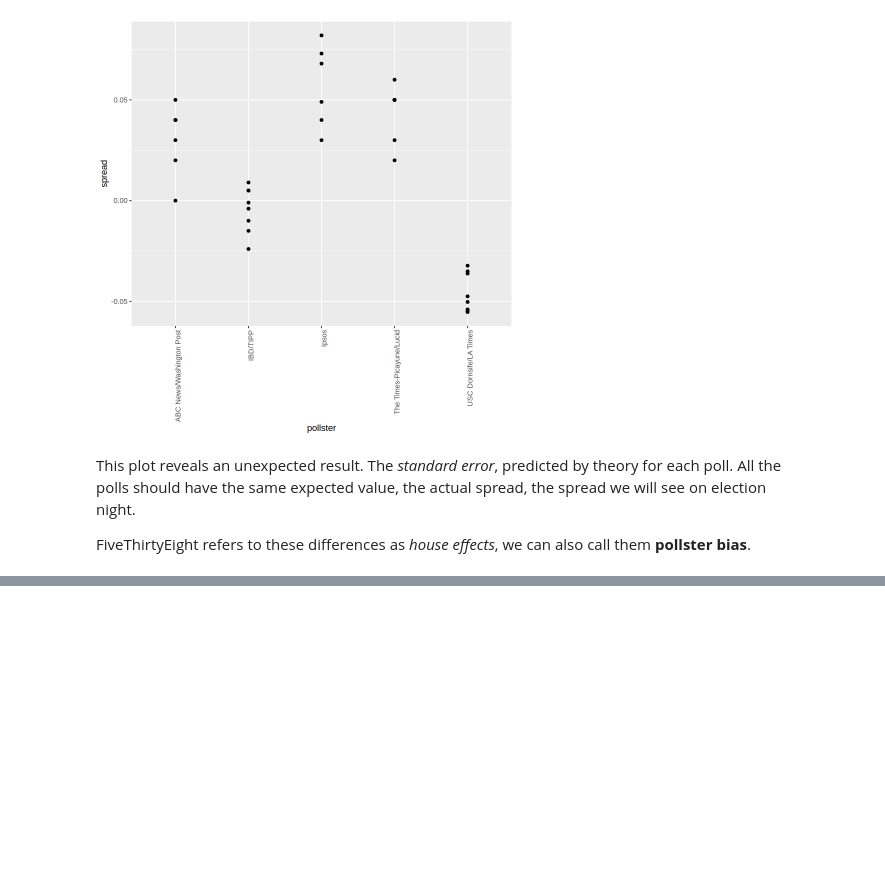
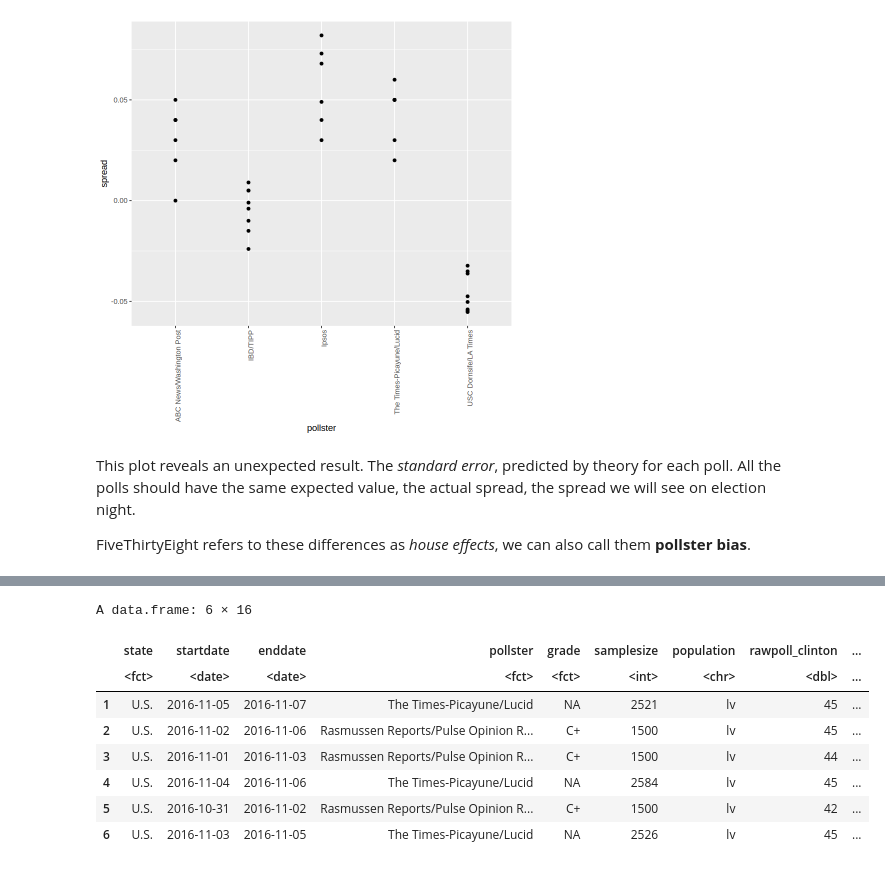
Before and after one commit to benitojpc/data-science-infering-modeling, a Jupyter notebook: Inference-Modeling.ipynb, the cells around one changed output, grey strips where cells are left out. Drawn from its saved outputs; the diff is of its cells as text; code cells hidden in the pictures; blank space fills up the shorter version.

```diff
--- a/Inference-Modeling.ipynb
+++ b/Inference-Modeling.ipynb
@@ -2117,0 +2658,29 @@ FiveThirtyEight refers to these differences as *house effects*, we can also call
+# %%
+my_packages <- c( "dslabs", "tidyverse", "ggplot2" )
+not_installed <- my_packages[!(my_packages %in% installed.packages() [, "Package"])]
+if ( length( not_installed ) ) install.packages( not_installed )
+
+library( tidyverse )
+library( dslabs )
+library( ggplot2 )
+
+data( "polls_us_election_2016" )
+
+polls <- polls_us_election_2016 %>%
+                filter( pollster %in%
+                    c("Rasmussen Reports/Pulse Opinion Research", "The Times-Picayune/Lucid") &
+                    enddate >= "2016-10-15" &
+                    state == "U.S." ) %>%
+                mutate( spread = rawpoll_clinton/100 - rawpoll_trump/100)
+# %%
+head( polls )
+# %% [output]
+A data.frame: 6 × 16
+|  | state | startdate | enddate | pollster | grade | samplesize | population | rawpoll_clinton | ... |
+|  | <fct> | <date> | <date> | <fct> | <fct> | <int> | <chr> | <dbl> | ... |
+| 1 | U.S. | 2016-11-05 | 2016-11-07 | The Times-Picayune/Lucid | NA | 2521 | lv | 45 | ... |
+| 2 | U.S. | 2016-11-02 | 2016-11-06 | Rasmussen Reports/Pulse Opinion R... | C+ | 1500 | lv | 45 | ... |
+| 3 | U.S. | 2016-11-01 | 2016-11-03 | Rasmussen Reports/Pulse Opinion R... | C+ | 1500 | lv | 44 | ... |
+| 4 | U.S. | 2016-11-04 | 2016-11-06 | The Times-Picayune/Lucid | NA | 2584 | lv | 45 | ... |
+| 5 | U.S. | 2016-10-31 | 2016-11-02 | Rasmussen Reports/Pulse Opinion R... | C+ | 1500 | lv | 42 | ... |
+| 6 | U.S. | 2016-11-03 | 2016-11-05 | The Times-Picayune/Lucid | NA | 2526 | lv | 45 | ... |
```
Also changed, not shown: parts of 73 cells of this notebook, 1 other file.
